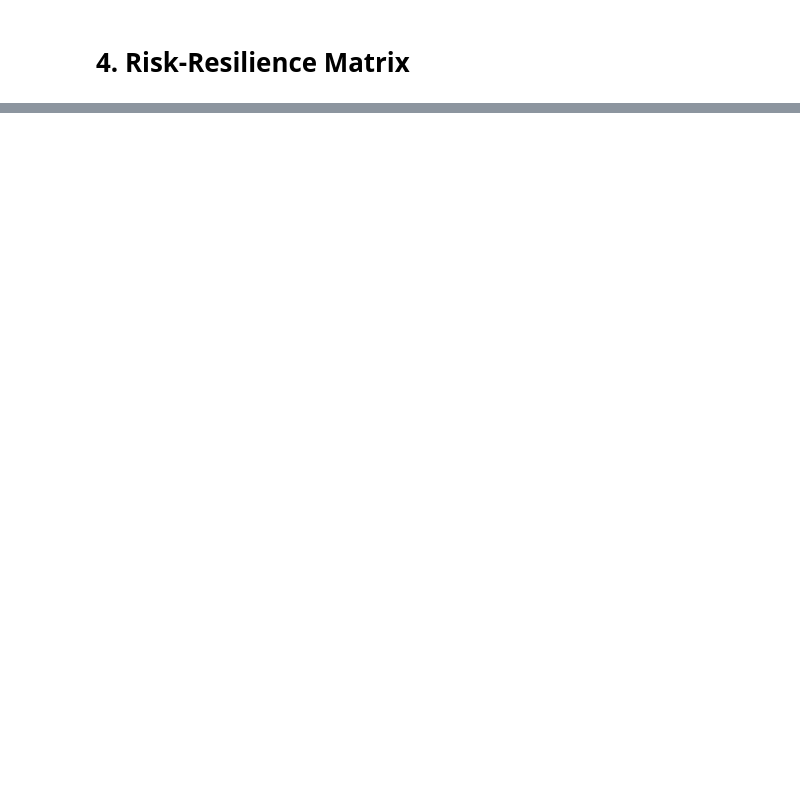
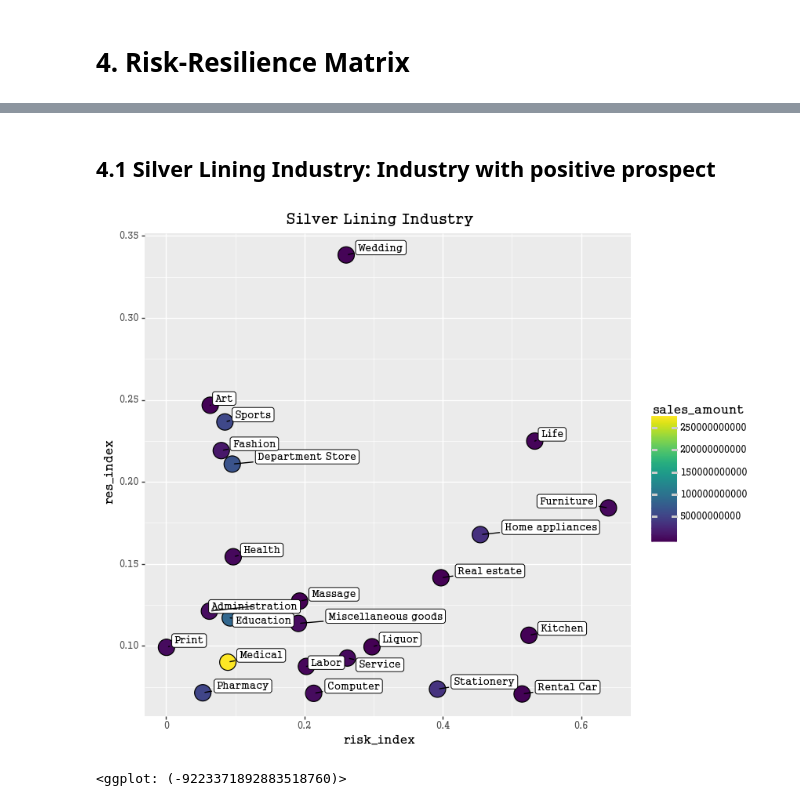
Before and after one commit to JieunKim-Econ/Covid_EDA_with_R, a Jupyter notebook: Risk-Resilience Matrix Analysis-C2.ipynb, the cells around one changed output, grey strips where cells are left out. Cells and saved outputs as stored; diff of their text form; code cells hidden in the pictures; blank space fills up the shorter version.

```diff
--- a/Risk-Resilience Matrix Analysis-C2.ipynb
+++ b/Risk-Resilience Matrix Analysis-C2.ipynb
@@ -591,0 +630,13 @@ In contras to the sensitive industry, it is interesting to find that the insensi
+# %% [markdown]
+## 4.1 Silver Lining Industry: Industry with positive prospect
+# %%
+(ggplot(data=total[total.type=='Silver Line'])+geom_point(aes(x='risk_index',y='res_index',fill='sales_amount'),size=8)
++theme(figure_size=(8,8),text=element_text(family=font_name))
++geom_label(aes(label="industry",x='risk_index',y='res_index'),size=9,adjust_text={
+    'expand_points': (1.5, 1.5),
+    'arrowprops': {'arrowstyle': '-'}})
++ggtitle('Silver Lining Industry')
+)
+# %% [output]
+[figure, added]
+<ggplot: (-9223371892883518760)>
```
Also changed, not shown: parts of 35 cells of this notebook.
